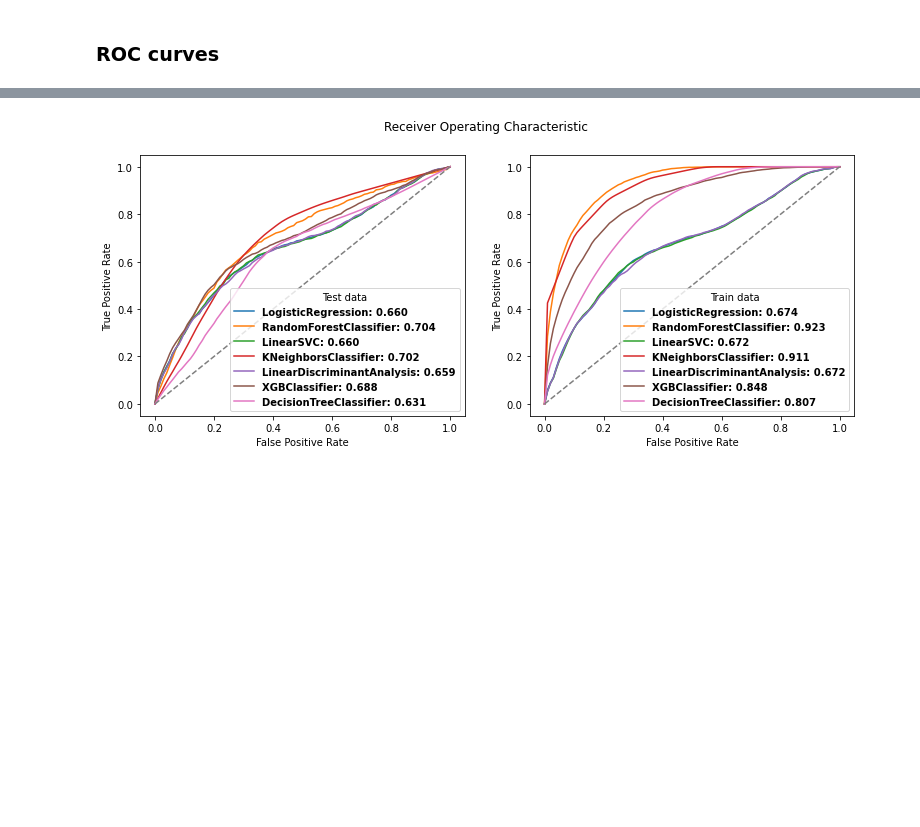
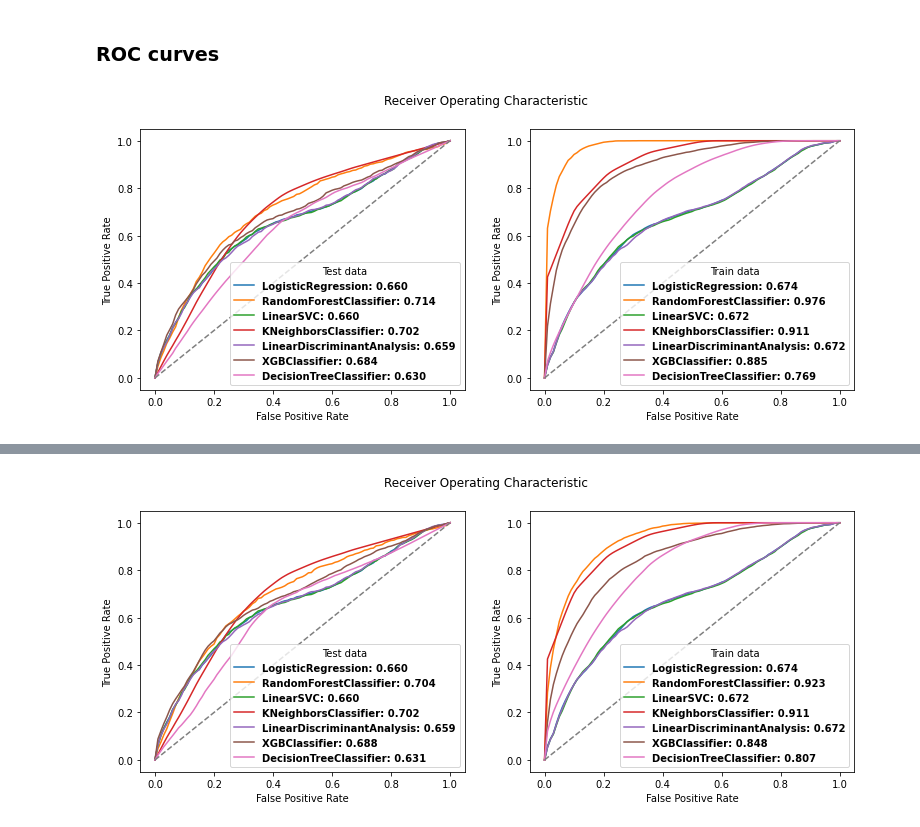
Before and after one commit to caiocrocha/SarsCov2Classifier, a Jupyter notebook: ML_results.ipynb, the cells around one changed output, grey strips where cells are left out. Saved outputs shown, nothing was run; the diff lists cells and outputs as text; code cells hidden in the pictures; blank space fills up the shorter version.

```diff
--- a/ML_results.ipynb
+++ b/ML_results.ipynb
@@ -230,3 +329,46 @@ def get_mean_scores(X, y, model, model_name, scaler, axis):
 # %% [markdown]
 <a id='roc_curves'></a>
 ### ROC curves
+# %%
+from sklearn.preprocessing import StandardScaler
+
+fig, ax = plt.subplots(ncols=2, figsize=(12.8, 4.8))
+# List of scores for the top models
+scores_list = []
+
+for model_name in model_list:
+    subset = best_subset[model_name]
+    y = data[activity_label]
+    X = data[subset]
+    scaler = StandardScaler()
+    model = get_model_opt_by_name(model_name)
+    model_scores = get_mean_scores(X, y, model, model_name, scaler, axis=ax)
+    scores_list.append(model_scores)
+
+columns = ['test_f2', 'train_f2', 'test_geometric_mean', 'train_geometric_mean',
+           'test_roc_auc', 'train_roc_auc', 'model']
+top_scores = pd.DataFrame(scores_list, columns=columns)
+top_scores['test_mean'] = top_scores[test_metrics[:-1]].mean(axis=1)
+top_scores['train_mean'] = top_scores[train_metrics[:-1]].mean(axis=1)
+
+for i in range(2):
+    # Plot a line
+    ax[i].plot([0,1], [0,1], linestyle='--')
+    ax[i].set_xlabel('False Positive Rate')
+    ax[i].set_ylabel('True Positive Rate')
+
+# Some legends
+font_prop = {'weight':'bold'}
+ax[0].legend(title='Test data', prop=font_prop)
+ax[1].legend(title='Train data', prop=font_prop)
+
+plt.suptitle('Receiver Operating Characteristic')
+plt.savefig('figures/roc_curve_KFold2.png', dpi=128)
+plt.show()
+
+top_scores
+
+# Demora um pouco para executar
+# Explicar melhora
+# %% [output]
+[figure, added]
```
Also changed, not shown: parts of 14 cells of this notebook, 9 other files.
